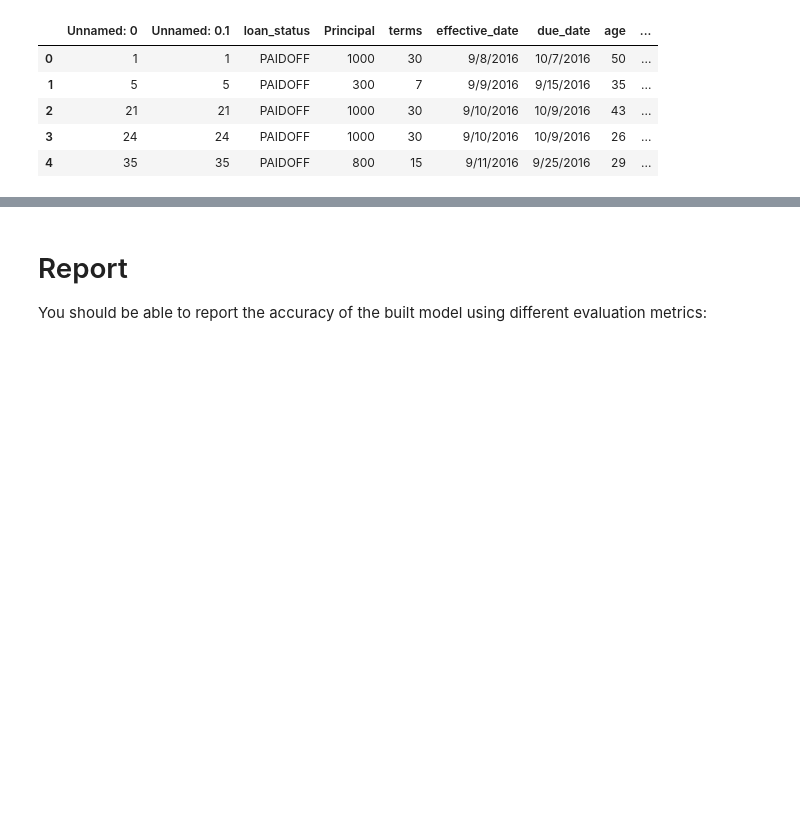
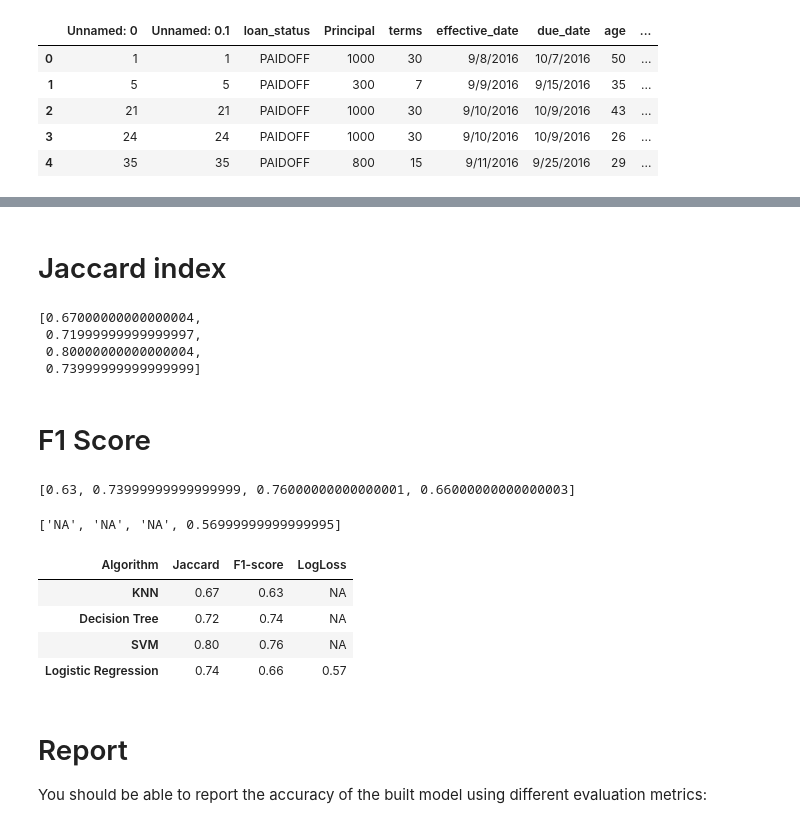
Before and after one commit to anilsah895/Coursera_project, a Jupyter notebook: Coursera_project.ipynb, the cells around one changed output, grey strips where cells are left out. Cells and saved outputs as stored; diff of their text form; code cells hidden in the pictures; blank space fills up the shorter version.

```diff
--- a/Coursera_project.ipynb
+++ b/Coursera_project.ipynb
@@ -380,0 +310,4 @@ Jaccard score: 0.7429
+# %%
+from sklearn import svm
+SVM = svm.SVC()
+SVM.fit(X_train, y_train)
@@ -386,7 +337,8 @@ X = preprocessing.StandardScaler().fit(X).transform(X)
 # %%
+
 from sklearn.linear_model import LogisticRegression
 from sklearn.metrics import confusion_matrix
-LR = LogisticRegression(C=0.01, solver='liblinear').fit(X_train,y_train)
+LR = LogisticRegression(C=0.01).fit(X_train,y_train)
 LR
 # %% [output]
 LogisticRegression(C=0.01, class_weight=None, dual=False, fit_intercept=True,
@@ -508,3 +426,69 @@ log_loss score: 0.5772
+# %% [markdown]
+# Jaccard index
+# %%
+# evaluate KNN
+knn_yhat = KNN.predict(test_X)
+jc1 = round(jaccard_similarity_score(test_y, knn_yhat),2)
+# evaluate Decision Trees
+dt_yhat = DT.predict(test_X)
+jc2 = round(jaccard_similarity_score(test_y, dt_yhat),2)
+#evaluate SVM
+svm_yhat = SVM.predict(test_X)
+jc3 = round(jaccard_similarity_score(test_y, svm_yhat),2)
+# evaluate Logistic Regression
+lr_yhat = LR.predict(test_X)
+jc4 = round(jaccard_similarity_score(test_y, lr_yhat),2)
+
+list_jc = [jc1, jc2, jc3, jc4]
+list_jc
+# %% [output]
+[0.67000000000000004,
+ 0.71999999999999997,
+ 0.80000000000000004,
+ 0.73999999999999999]
+# %% [markdown]
+# F1 Score
+# %%
+# evaluate KNN
+fs1 = round(f1_score(test_y, knn_yhat, average='weighted'), 2)
+# evaluate Desision Trees
+fs2 = round(f1_score(test_y, dt_yhat, average='weighted'), 2)
+# evaluate SVM
+fs3 = round(f1_score(test_y, svm_yhat, average='weighted'), 2)
+# evaluate Logistic Regression
+fs4 = round(f1_score(test_y, lr_yhat, average='weighted'),2 )
+
+list_fs = [fs1, fs2, fs3, fs4]
+list_fs
+# %% [output]
+[0.63, 0.73999999999999999, 0.76000000000000001, 0.66000000000000003]
+# %%
+# LogLoss
+from sklearn.metrics import log_loss
+lr_prob = LR.predict_proba(test_X)
+LR_yhat_prob = LR.predict_proba(test_X)
+
+list_ll = ['NA', 'NA', 'NA', round(log_loss(test_y, LR_yhat_prob), 2)]
+list_ll
+# %% [output]
+['NA', 'NA', 'NA', 0.56999999999999995]
+# %%
+
+import pandas as pd
+
+# fomulate the report format
+df = pd.DataFrame(list_jc, index=['KNN','Decision Tree','SVM','Logistic Regression'])
+df.columns = ['Jaccard']
+df.insert(loc=1, column='F1-score', value=list_fs)
+df.insert(loc=2, column='LogLoss', value=list_ll)
+df.columns.name = 'Algorithm'
+df
+# %% [output]
+| Algorithm | Jaccard | F1-score | LogLoss |
+| KNN | 0.67 | 0.63 | NA |
+| Decision Tree | 0.72 | 0.74 | NA |
+| SVM | 0.80 | 0.76 | NA |
+| Logistic Regression | 0.74 | 0.66 | 0.57 |
 # %% [markdown]
 # Report
 You should be able to report the accuracy of the built model using different evaluation metrics:
```
Also changed, not shown: parts of 41 cells of this notebook.
